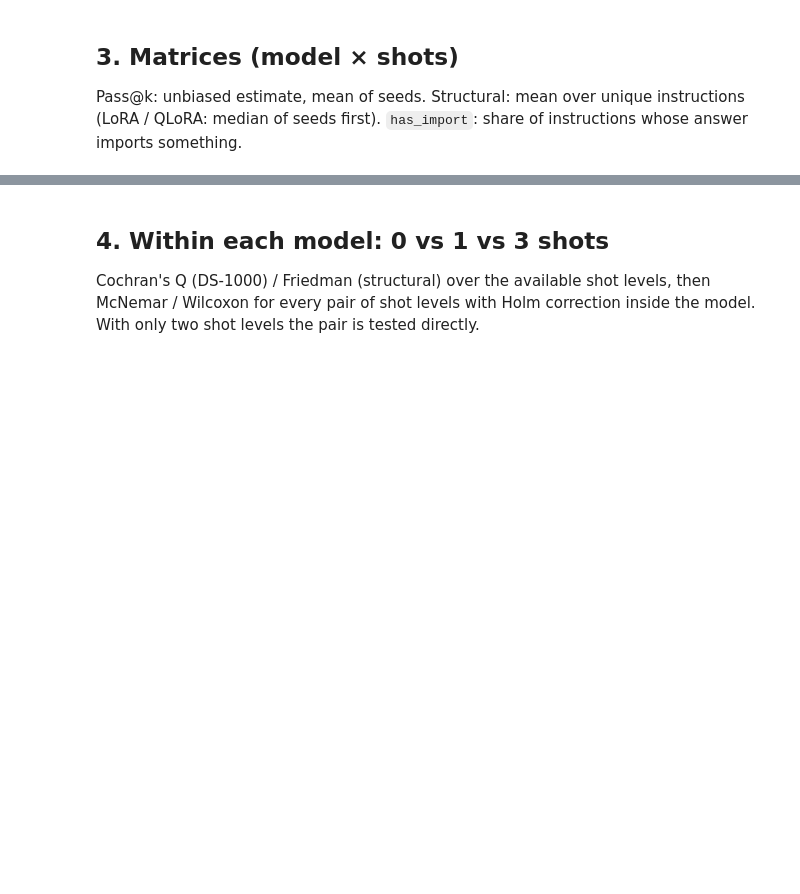
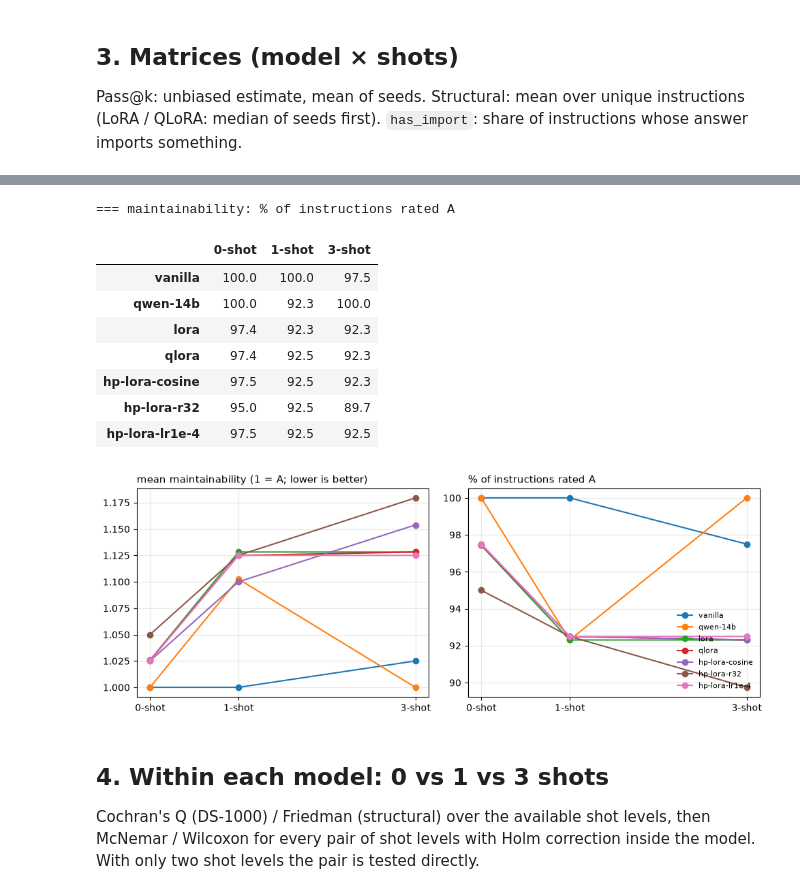
Before and after one commit to dimsmaul/code4ml-peft-experiment, a Jupyter notebook: analysis/shot_promting.ipynb, the cells around one changed output, grey strips where cells are left out. Cells and saved outputs as stored; diff of their text form; code cells hidden in the pictures; blank space fills up the shorter version.

Commit message:
feat(poc): proof of concept other model

```diff
--- a/analysis/shot_promting.ipynb
+++ b/analysis/shot_promting.ipynb
@@ -233,3 +320,39 @@ plt.show()
+# %%
+# Maintainability (SonarQube) per model and shot level: share of instructions rated A, as reported in the thesis,
+# and the mean rating (1 = A ... 5 = E, lower is better). Needs code4ml_ratings.csv for the cell.
+def share_a(cell):
+    rating = struct[cell]['maintainability'].dropna()
+    return 100 * (rating == 1).mean() if len(rating) else np.nan
+
+
+print('=== maintainability: % of instructions rated A')
+display(matrix(share_a, struct).round(1))
+
+fig, axes = plt.subplots(1, 2, figsize=(10, 3.8))
+panels = (('mean maintainability (1 = A; lower is better)', lambda cell: struct[cell]['maintainability'].mean()),
+          ('% of instructions rated A', share_a))
+for ax, (title, value) in zip(axes, panels):
+    for model in MODELS:
+        points = [(s, value((model, s))) for s in SHOTS if (model, s) in struct]
+        if points:
+            ax.plot(*zip(*points), marker='o', linewidth=1.5, label=model)
+    ax.set_xticks(SHOTS, [f'{s}-shot' for s in SHOTS])
+    ax.set_title(title, loc='left', fontsize=11)
+    ax.grid(alpha=0.3)
+axes[1].legend(frameon=False, fontsize=8, loc='lower right')
+plt.tight_layout()
+plt.show()
+# %% [output]
+=== maintainability: % of instructions rated A
+|  | 0-shot | 1-shot | 3-shot |
+| vanilla | 100.0 | 100.0 | 97.5 |
+| qwen-14b | 100.0 | 92.3 | 100.0 |
+| lora | 97.4 | 92.3 | 92.3 |
+| qlora | 97.4 | 92.5 | 92.3 |
+| hp-lora-cosine | 97.5 | 92.5 | 92.3 |
+| hp-lora-r32 | 95.0 | 92.5 | 89.7 |
+| hp-lora-lr1e-4 | 97.5 | 92.5 | 92.5 |
+[figure, added]
 # %% [markdown]
 ## 4. Within each model: 0 vs 1 vs 3 shots
 Cochran's Q (DS-1000) / Friedman (structural) over the available shot levels, then McNemar / Wilcoxon for every pair
```
Also changed, not shown: parts of 8 cells of this notebook, 11 other files.
